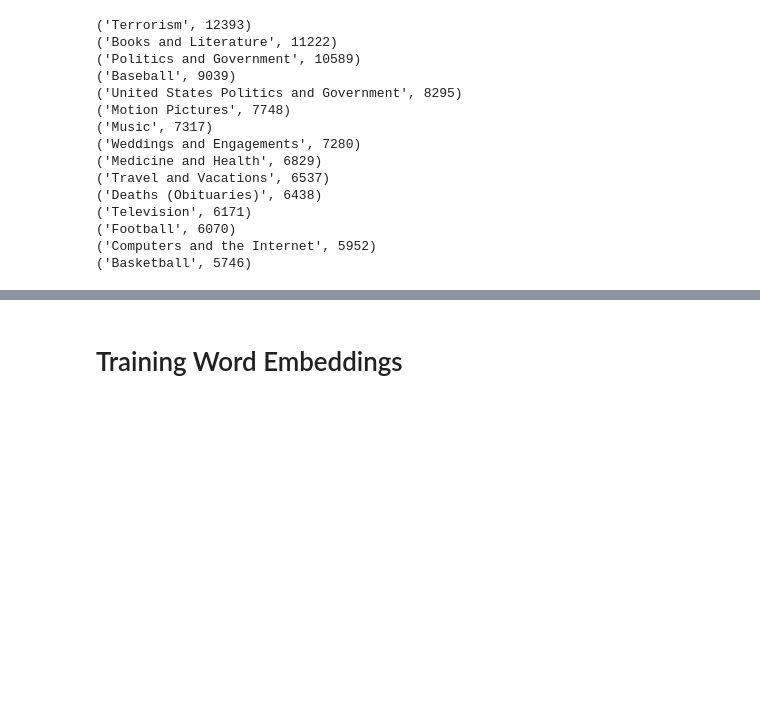
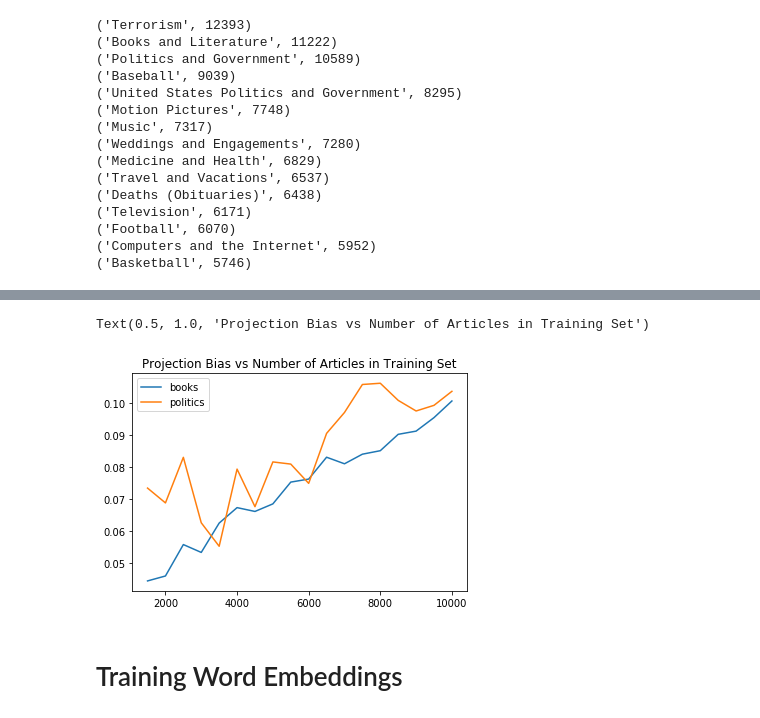
Before and after one commit to mjiang9/COS497, a Jupyter notebook: Thesis - Data, Word Embeddings, Summarization.ipynb, the cells around one changed output, grey strips where cells are left out. Saved outputs shown, nothing was run; the diff lists cells and outputs as text; code cells hidden in the pictures; blank space fills up the shorter version.

```diff
--- a/Thesis - Data, Word Embeddings, Summarization.ipynb
+++ b/Thesis - Data, Word Embeddings, Summarization.ipynb
@@ -271,0 +392,10 @@ sports = sample(sports, 7370)
+# %%
+pmodels = [getw2v(p) for p in plist]
+# %%
+booksmodels = [getw2v(b) for b in bookslist]
+# %%
+pbias = []
+for m in pmodels:
+    b = bias(getg(m), m, m.wv.vocab, proflist)
+    print(b)
+    pbias.append(b)
@@ -271,0 +422,6 @@ sports = sample(sports, 7370)
+# %%
+bookbias = []
+for bm in booksmodels:
+    b = bias(getg(bm), bm, bm.wv.vocab, proflist)
+    print(b)
+    bookbias.append(b)
@@ -272,3 +449,11 @@ sports = sample(sports, 7370)
+# %%
+plt.plot([i*500 for i in range(3,21)], bookbias[2:], label="books")
+plt.plot([i*500 for i in range(3,21)], pbias[1:], label="politics")
+plt.legend()
+plt.title("Projection Bias vs Number of Articles in Training Set")
+# %% [output]
+Text(0.5, 1.0, 'Projection Bias vs Number of Articles in Training Set')
+[figure, added]
 # %% [markdown]
 # Training Word Embeddings
 # %%
```
Also changed, not shown: parts of 45 cells of this notebook.
